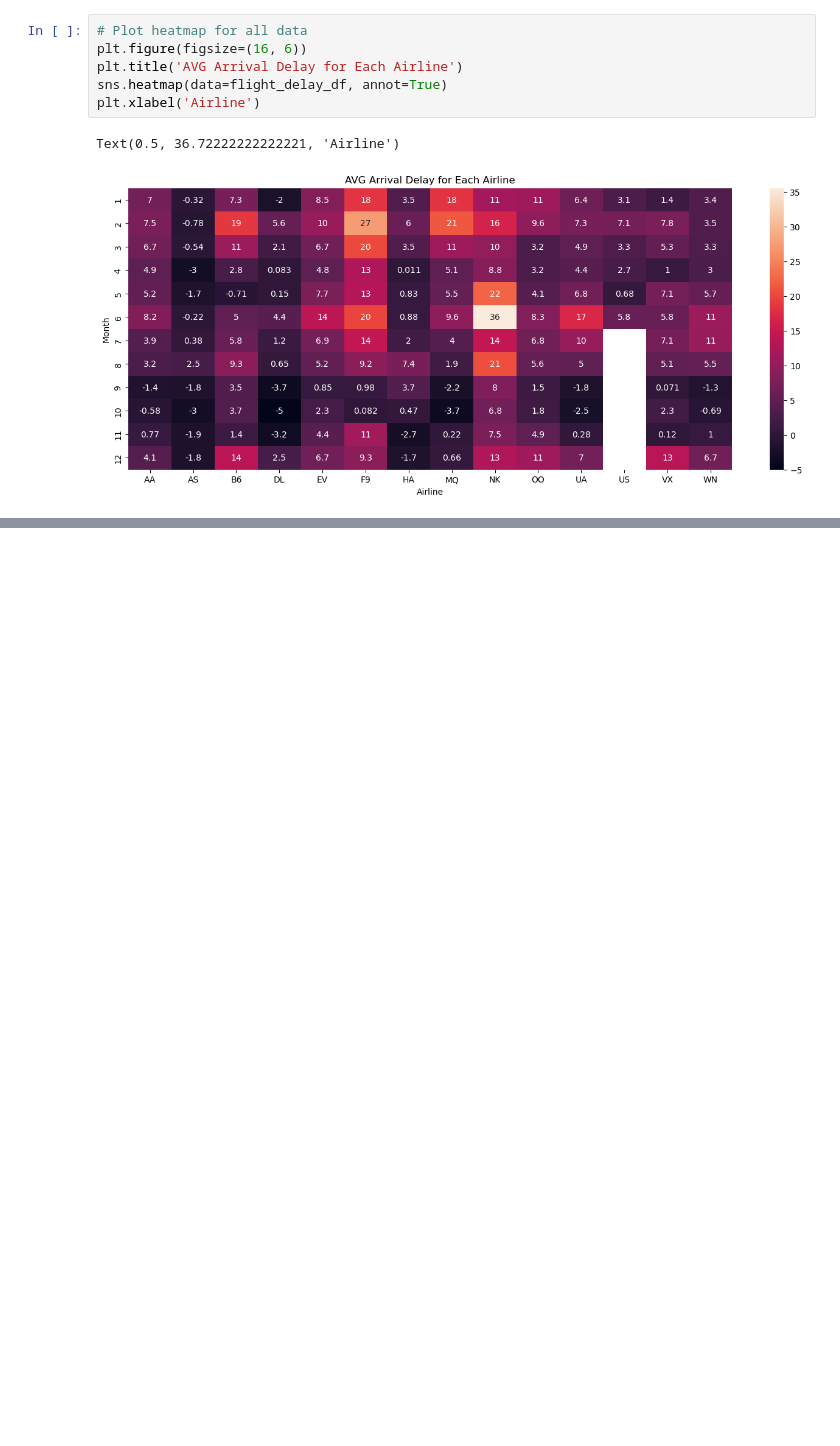
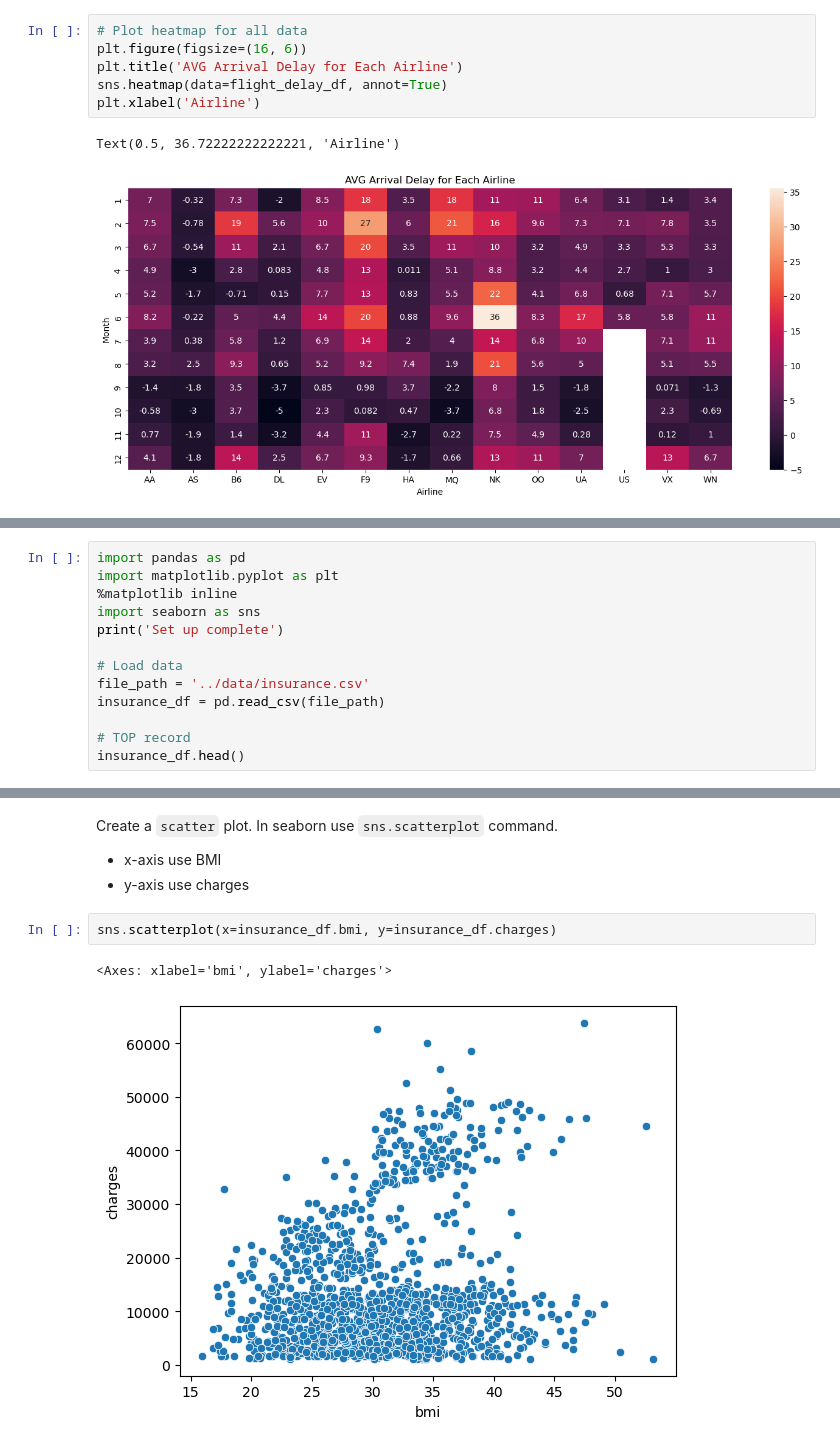
Before and after one commit to CS4580/my-notes-TJEgbert, a Jupyter notebook: module6/notes.ipynb, the cells around one changed output, grey strips where cells are left out. Drawn from its saved outputs; the diff is of its cells as text; blank space fills up the shorter version.

```diff
--- a/module6/notes.ipynb
+++ b/module6/notes.ipynb
@@ -184,0 +190,13 @@ Text(0.5, 36.72222222222221, 'Airline')
+# %%
+import pandas as pd
+import matplotlib.pyplot as plt
+%matplotlib inline
+import seaborn as sns
+print('Set up complete')
+
+# Load data
+file_path = '../data/insurance.csv'
+insurance_df = pd.read_csv(file_path)
+
+# TOP record
+insurance_df.head()
@@ -184,0 +211,9 @@ Text(0.5, 36.72222222222221, 'Airline')
+# %% [markdown]
+Create a `scatter` plot.  In seaborn use `sns.scatterplot` command.
+- x-axis use BMI
+- y-axis use charges
+# %%
+sns.scatterplot(x=insurance_df.bmi, y=insurance_df.charges)
+# %% [output]
+<Axes: xlabel='bmi', ylabel='charges'>
+[figure, added]
```
Also changed, not shown: parts of 9 cells of this notebook, 1 other file.
